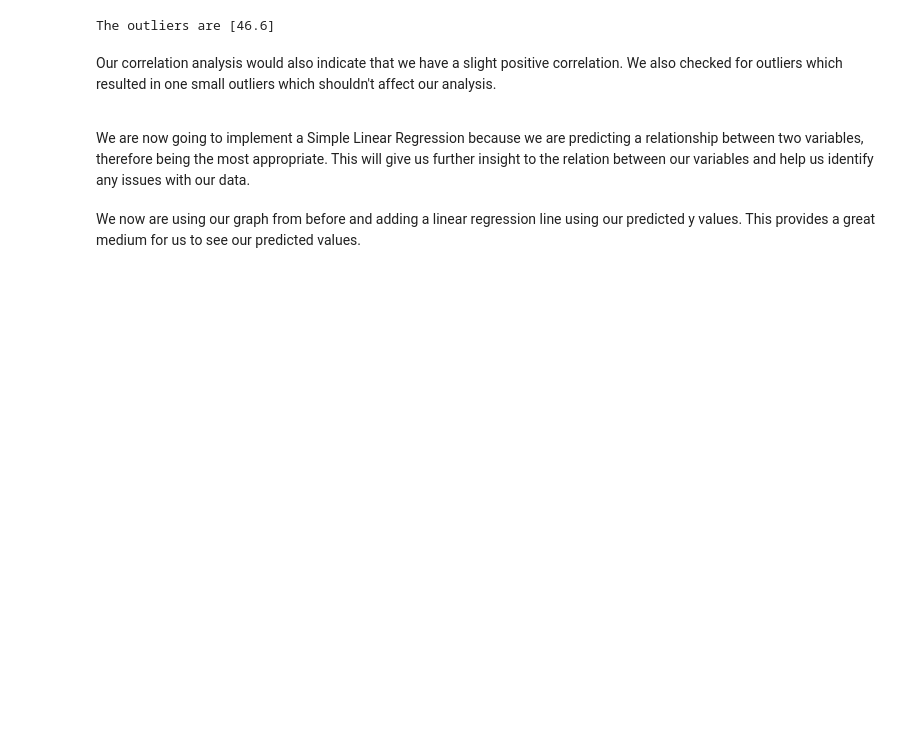
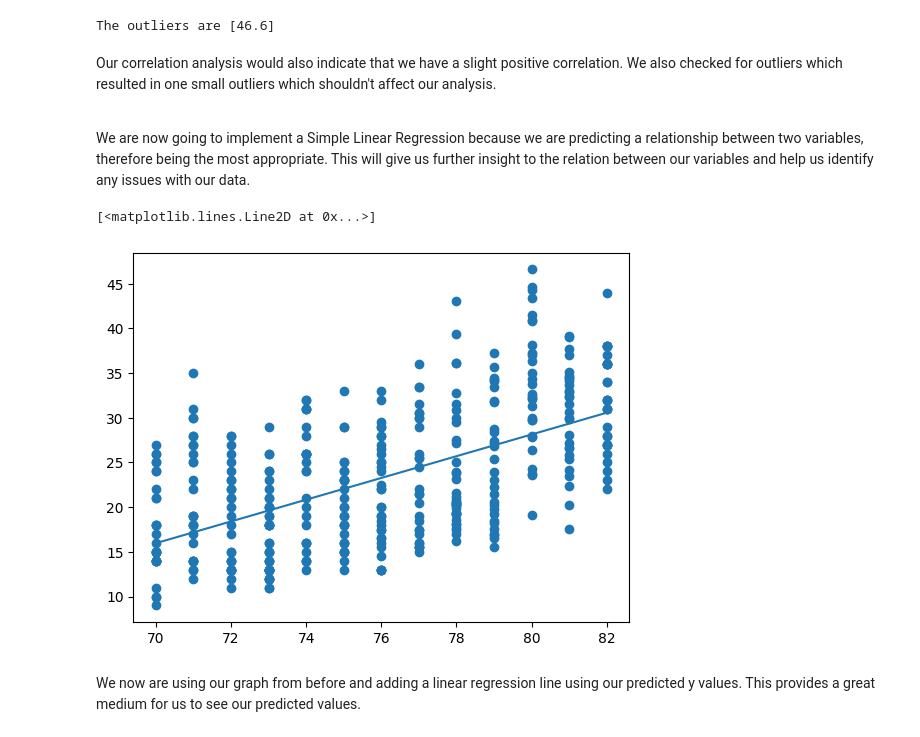
Before and after one commit to adenletchworth/Auto-MPG-Data-Analysis, a Jupyter notebook: dataAnalysis.ipynb, the cells around one changed output. Drawn from its saved outputs; the diff is of its cells as text; code cells hidden in the pictures; blank space fills up the shorter version.

```diff
--- a/dataAnalysis.ipynb
+++ b/dataAnalysis.ipynb
@@ -278,3 +270,20 @@ pred_y = lm.predict(fitted_X) # makes a y prediction for every x value
+# %%
+x_arr = np.array(x)
+y_arr = np.array(y)
+
+X_train, X_test, y_train, y_test = train_test_split(x_arr,y_arr,test_size=.3)
+
+lm = LinearRegression() # creating object
+
+lm.fit(X_train.reshape(-1,1),y_train) # fit our data
+
+pred_y = lm.predict(x_arr.reshape(-1,1)) # makes a y prediction for every x value
+
+plt.scatter(x,y)
+plt.plot(x,pred_y)
+# %% [output]
+[<matplotlib.lines.Line2D at 0x...>]
+[figure, added]
 # %% [markdown]
 We now are using our graph from before and adding a linear regression line using our predicted y values. This provides a great medium for us to see our predicted values.
 # %%
```
Also changed, not shown: parts of 4 cells of this notebook.
